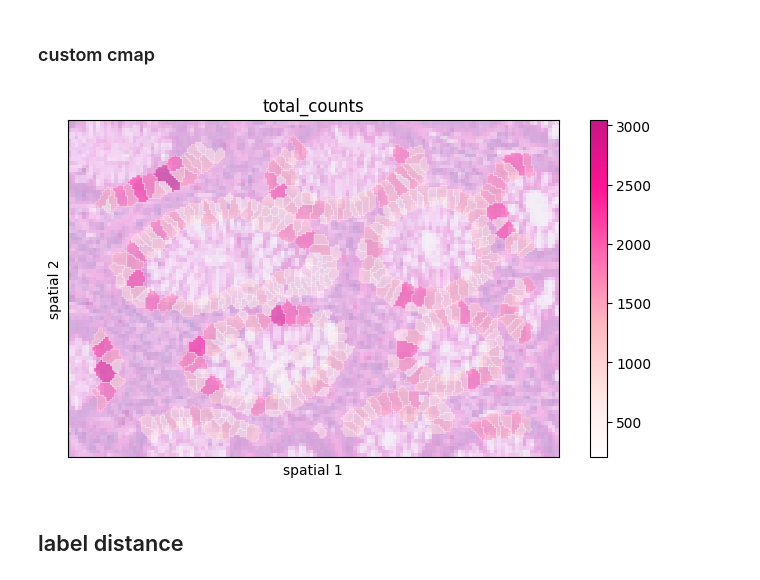
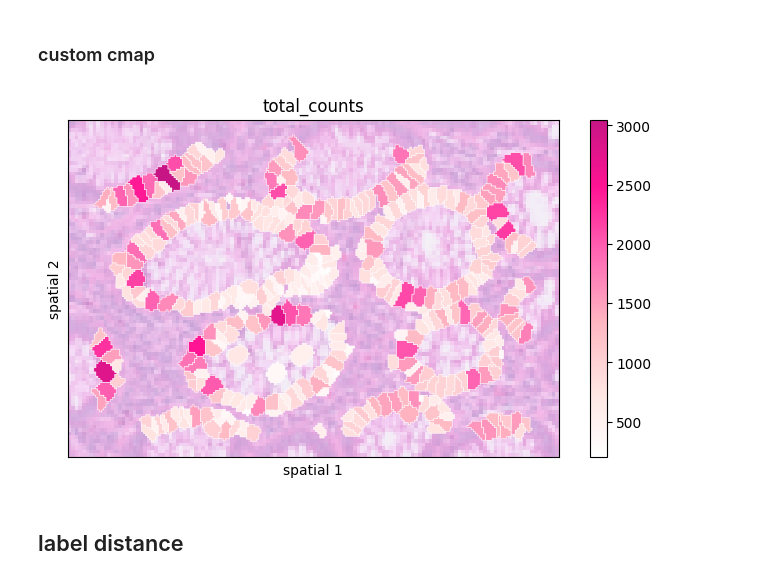
Before and after one commit to seqyuan/trackcell, a Jupyter notebook: docs/source/notebooks/Colon_Cancer_demo.ipynb, the cells around one changed output. Saved outputs shown, nothing was run; the diff lists cells and outputs as text; code cells hidden in the pictures.

```diff
--- a/docs/source/notebooks/Colon_Cancer_demo.ipynb
+++ b/docs/source/notebooks/Colon_Cancer_demo.ipynb
@@ -129,22 +129,22 @@ _ = tcl.pl.spatial_cell(
 # %%
 import matplotlib.colors as mcolors
 pink_colors = ["#FFFFFF", "#FFE4E1", "#FFB6C1", "#FF69B4", "#FF1493", "#C71585"]
 pink_cmap = mcolors.LinearSegmentedColormap.from_list('custom_pink', pink_colors, N=256)
 
 _ = tcl.pl.spatial_cell(
     bdata,
     color="total_counts",
     #palete=paletes,
-    alpha=0.5,
+    alpha=1,
     groupby="classification",
     groups=['Cluster-7'],  # Only plot cells of interest
     edges_color='white',
     edges_width=0.4,
     cmap=pink_cmap,
     figsize=(7, 4)
 )
 # %% [output]
-[figure, old version]
+[figure, new version]
 # %% [markdown]
 ## label distance
 # %%
```
Also changed, not shown: parts of 1 cell of this notebook.
